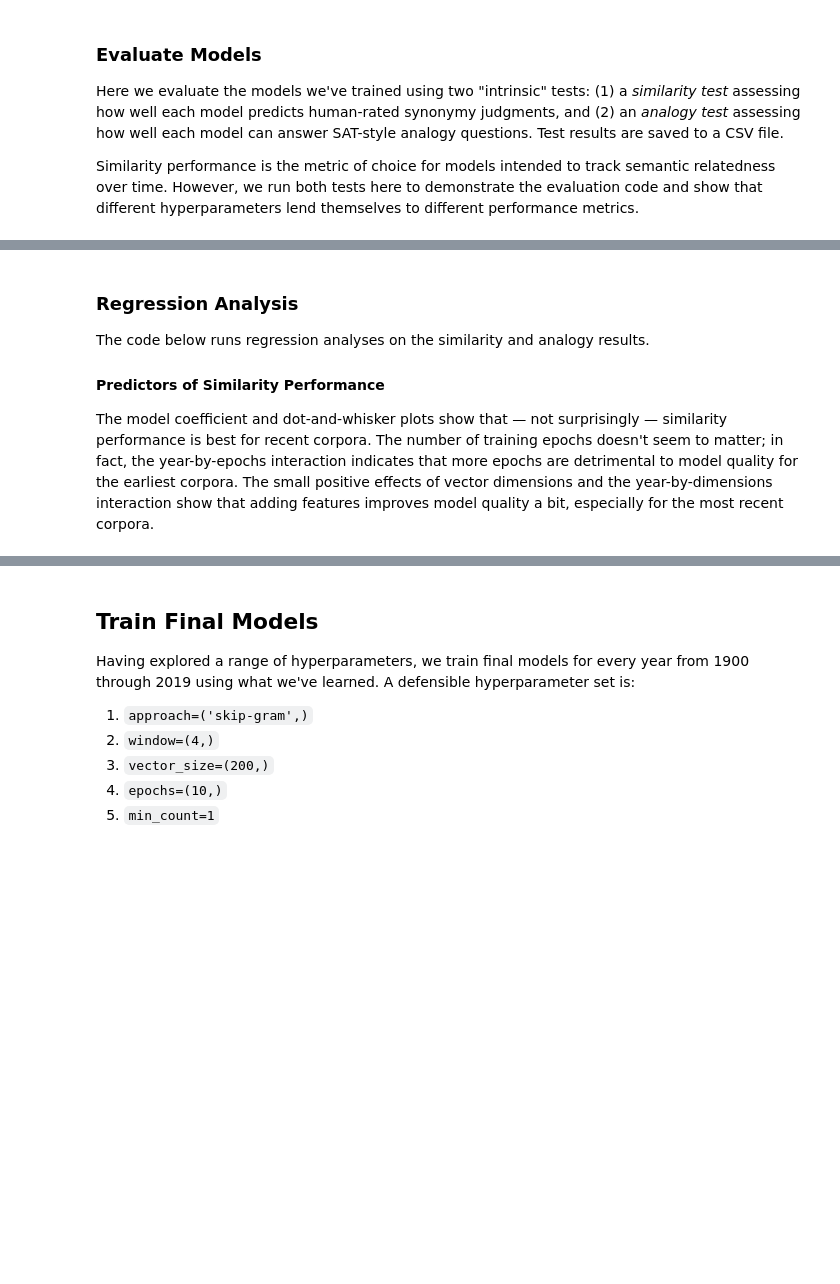
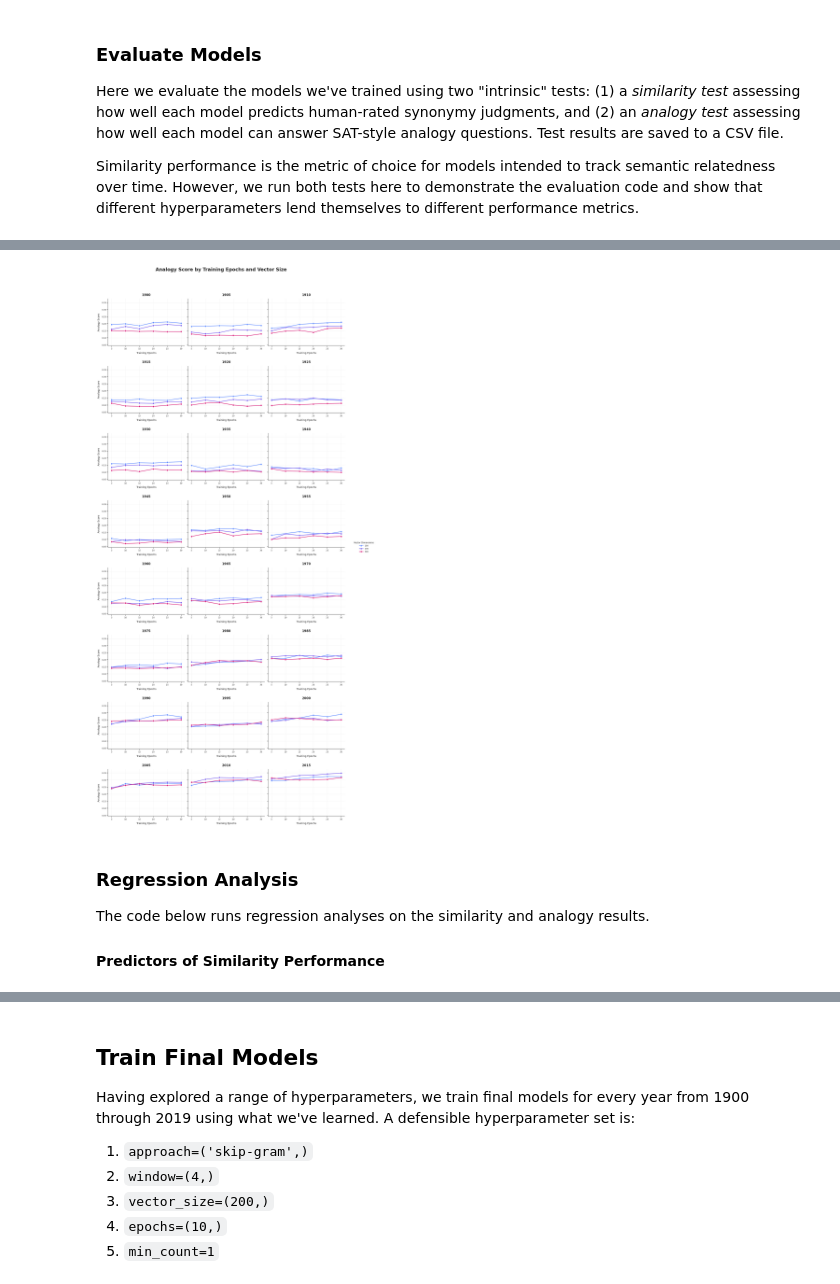
Before and after one commit to eric-d-knowles/lexichron, a Jupyter notebook: notebooks/training_workflow.ipynb, the cells around one changed output, grey strips where cells are left out. Drawn from its saved outputs; the diff is of its cells as text; code cells hidden in the pictures; blank space fills up the shorter version.

```diff
--- a/notebooks/training_workflow.ipynb
+++ b/notebooks/training_workflow.ipynb
@@ -135,17 +142,21 @@ Like the similarity results, model performance improves with corpus recency. Unl
 # %%
-# eval_file already constructed above
 plot_evaluation_results(
-    csv_file=str(eval_file),
+    ngram_size=size,
+    repo_release_id=release,
+    repo_corpus_id=language,
+    db_path_stub=db_path_stub,
+    dir_suffix='test',
     verbose=False,
     metric='analogy_score',
     x_vars=['epochs', 'vector_size'],
     panel_by='year',
     plot_type='line',
     plot_title='Analogy Score by Training Epochs and Vector Size'
 )
+# %% [output]
+[figure, added]
 # %% [markdown]
 ### Regression Analysis
 The code below runs regression analyses on the similarity and analogy results.
 #### Predictors of Similarity Performance
-The model coefficient and dot-and-whisker plots show that — not surprisingly — similarity performance is best for recent corpora. The number of training epochs doesn't seem to matter; in fact, the year-by-epochs interaction indicates that more epochs are detrimental to model quality for the earliest corpora. The small positive effects of vector dimensions and the year-by-dimensions interaction show that adding features improves model quality a bit, especially for the most recent corpora.
 # %%
```
Also changed, not shown: parts of 10 cells of this notebook, 3 other files.
